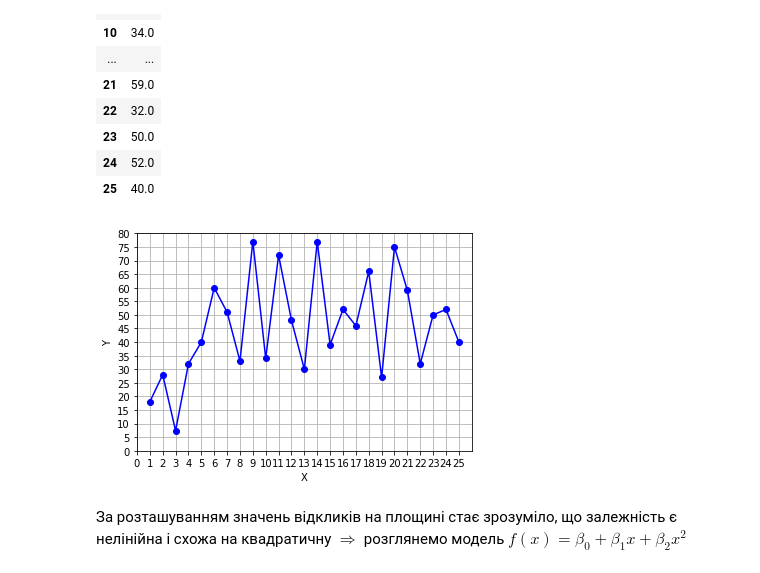
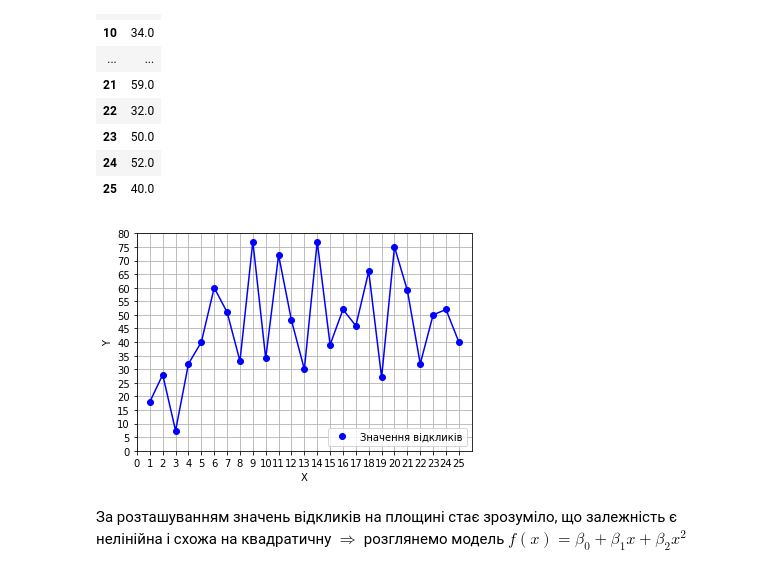
Before and after one commit to nikiandr/regressanalysiscourse, a Jupyter notebook: main.ipynb, the cells around one changed output. Saved outputs shown, nothing was run; the diff lists cells and outputs as text; code cells hidden in the pictures.

```diff
--- a/main.ipynb
+++ b/main.ipynb
@@ -31,17 +31,18 @@ task1_data
 | 24 | 52.0 |
 | 25 | 40.0 |
 # %%
-plt.plot(task1_data, 'bo')
+plt.plot(task1_data, 'bo', label = 'Значення відкликів')
 plt.plot(task1_data, 'b')
 plt.axis([0, 26, 5, 80])
 plt.xticks(np.arange(0, 26, 1))
 plt.yticks(np.arange(0, 85, 5))
 plt.xlabel('X')
 plt.ylabel('Y')
 plt.grid(True)
+plt.legend()
 plt.savefig('./pictures/task1_data.png', dpi=300)
 # %% [output]
-[figure, old version]
+[figure, new version]
 # %% [markdown]
 За розташуванням значень відкликів на площині стає зрозуміло, що залежність є нелінійна і схожа на квадратичну $\Rightarrow$ розглянемо модель $f(x) = \beta_0 + \beta_1 x + \beta_2 x^2$
 # %% [markdown]
```
Also changed, not shown: parts of 3 cells of this notebook, 5 other files.
